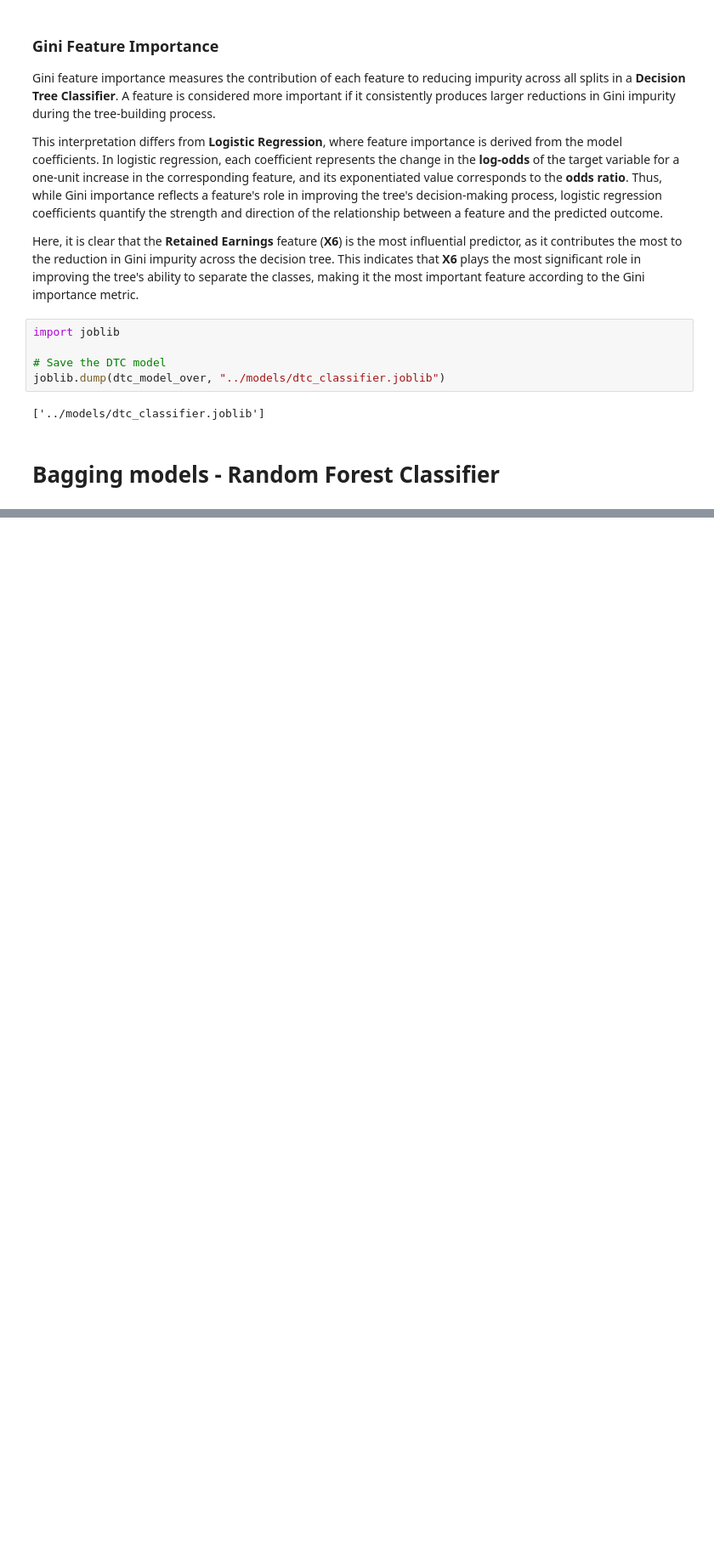
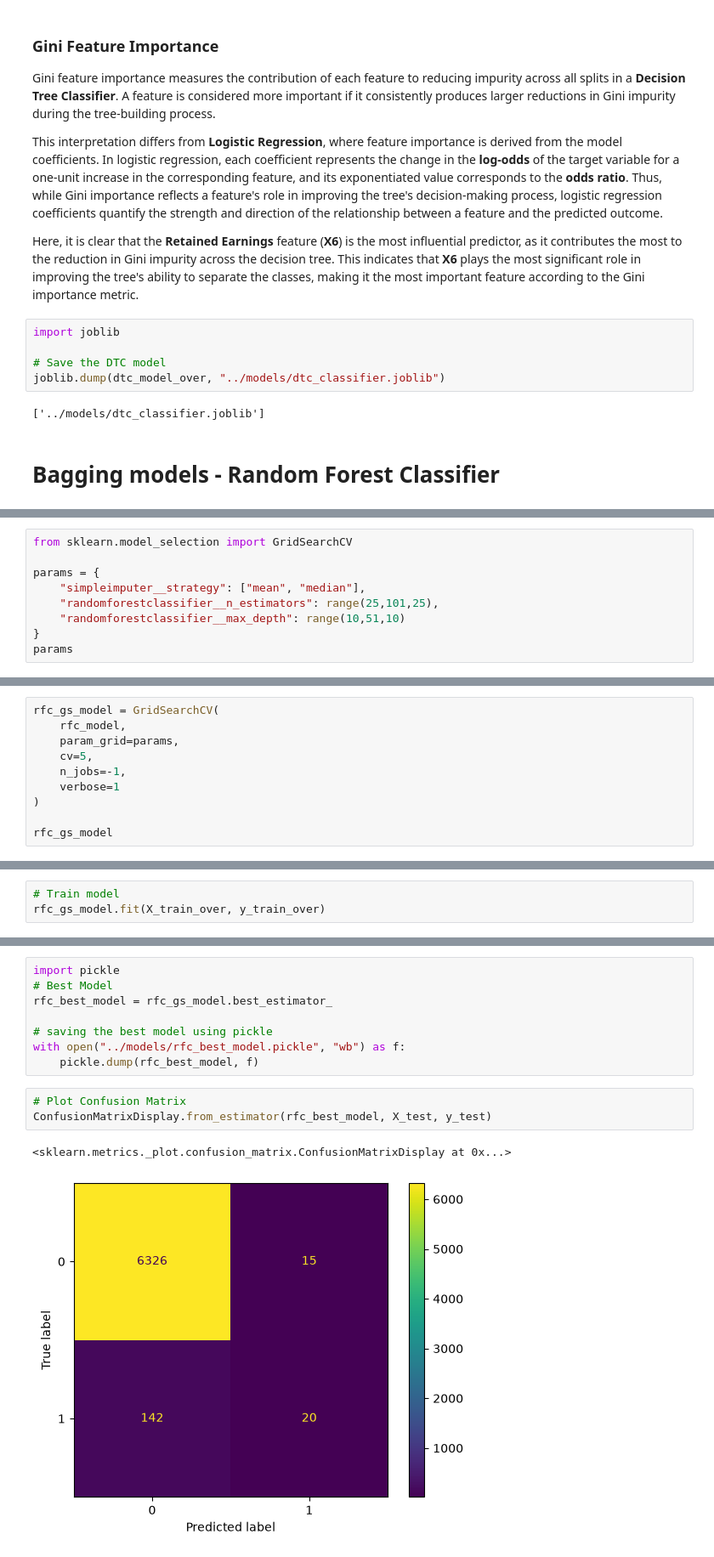
Before and after one commit to MohamedMohsen20501990/bankruptsy_in_poland_binary_classification, a Jupyter notebook: notebooks/main.ipynb, the cells around one changed output, grey strips where cells are left out. Shown at 85% size. Cells and saved outputs as stored; diff of their text form; blank space fills up the shorter version.

```diff
--- a/notebooks/main.ipynb
+++ b/notebooks/main.ipynb
@@ -290,0 +353,9 @@ joblib.dump(dtc_model_over, "../models/dtc_classifier.joblib")
+# %%
+from sklearn.model_selection import GridSearchCV
+
+params = {
+    "simpleimputer__strategy": ["mean", "median"],
+    "randomforestclassifier__n_estimators": range(25,101,25),
+    "randomforestclassifier__max_depth": range(10,51,10)
+}
+params
@@ -290,0 +366,10 @@ joblib.dump(dtc_model_over, "../models/dtc_classifier.joblib")
+# %%
+rfc_gs_model = GridSearchCV(
+    rfc_model,
+    param_grid=params,
+    cv=5,
+    n_jobs=-1,
+    verbose=1
+)
+
+rfc_gs_model
@@ -290,0 +386,3 @@ joblib.dump(dtc_model_over, "../models/dtc_classifier.joblib")
+# %%
+# Train model
+rfc_gs_model.fit(X_train_over, y_train_over)
@@ -290,0 +451,14 @@ joblib.dump(dtc_model_over, "../models/dtc_classifier.joblib")
+# %%
+import pickle
+# Best Model
+rfc_best_model = rfc_gs_model.best_estimator_
+
+# saving the best model using pickle
+with open("../models/rfc_best_model.pickle", "wb") as f:
+    pickle.dump(rfc_best_model, f)
+# %%
+# Plot Confusion Matrix
+ConfusionMatrixDisplay.from_estimator(rfc_best_model, X_test, y_test)
+# %% [output]
+<sklearn.metrics._plot.confusion_matrix.ConfusionMatrixDisplay at 0x...>
+[figure, added]
```
Also changed, not shown: parts of 40 cells of this notebook.
